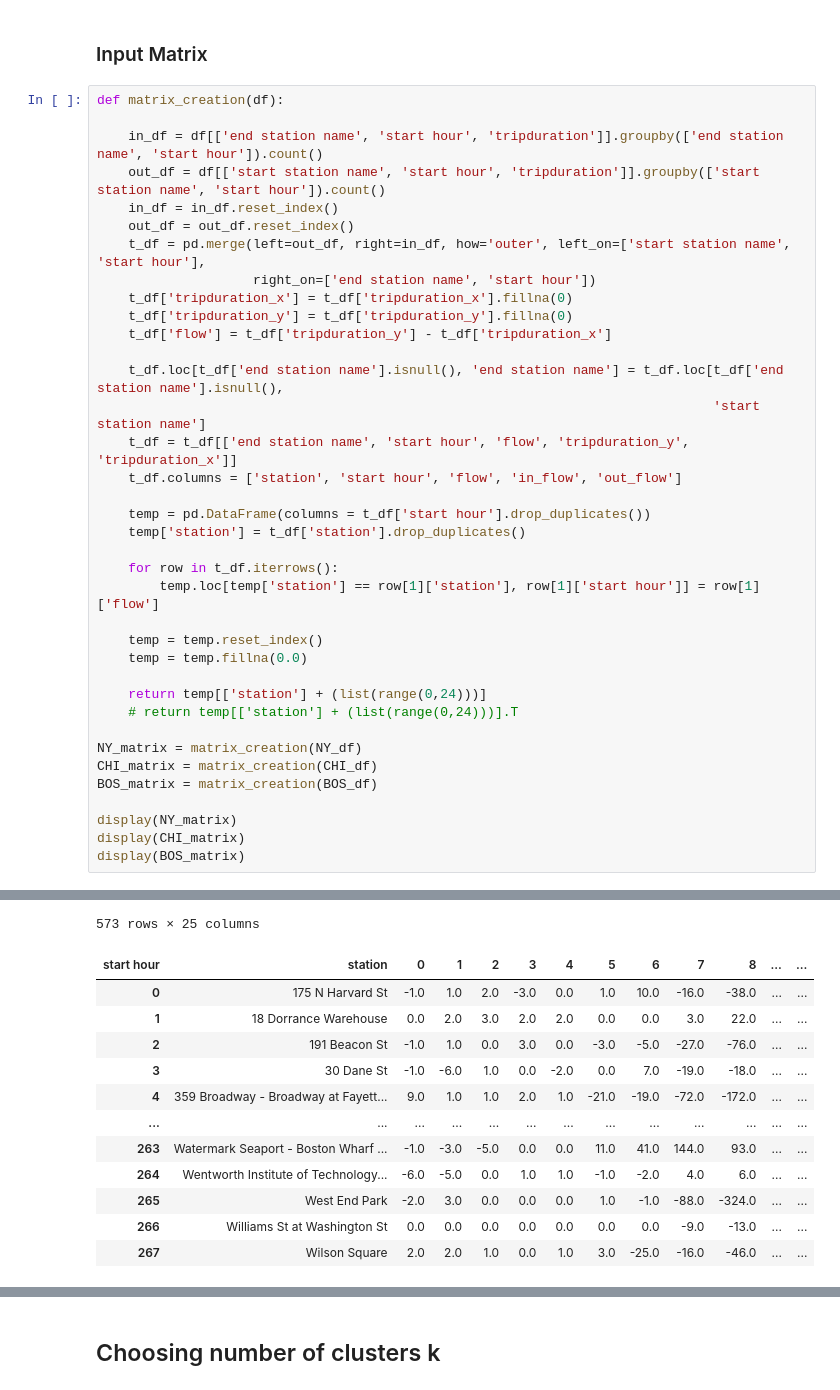
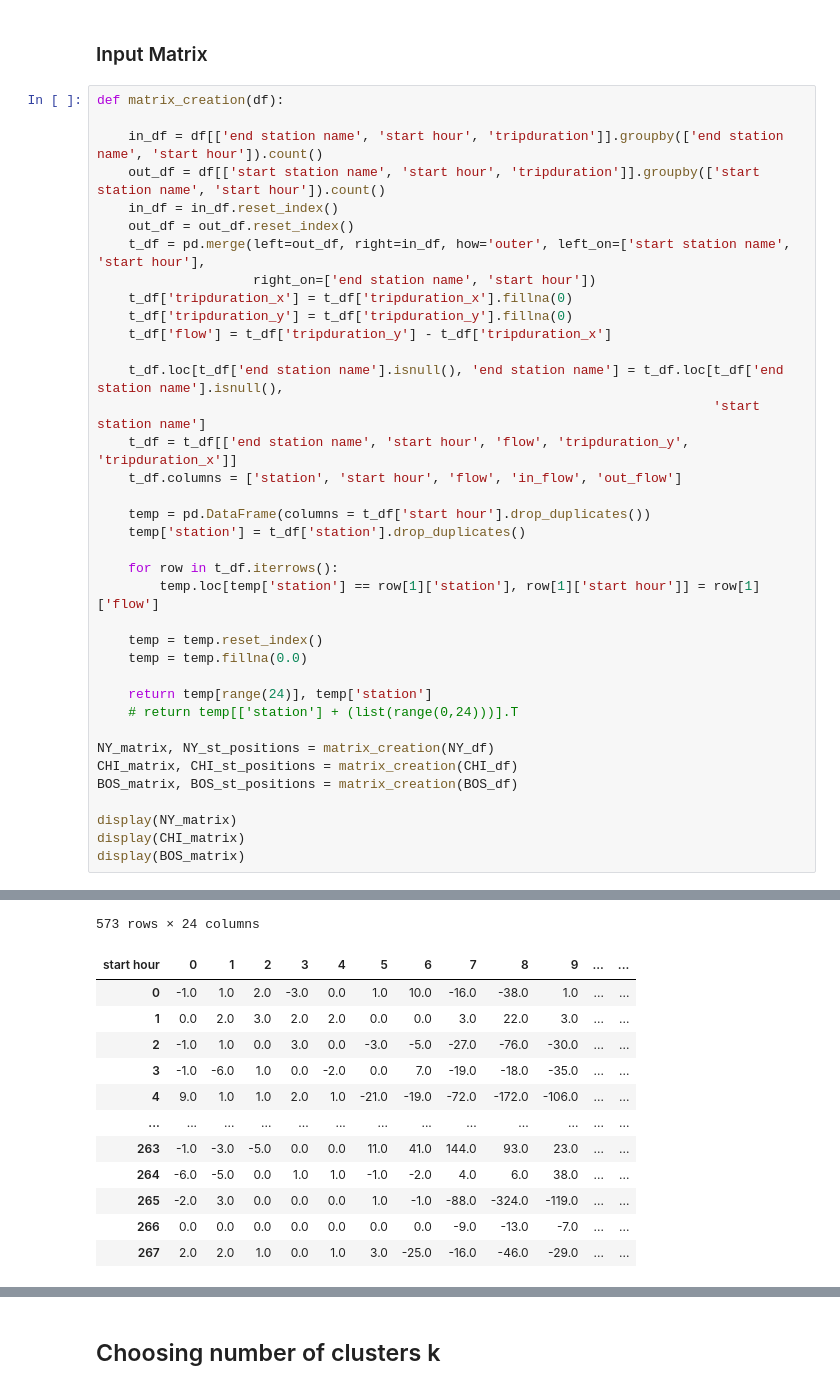
Before and after one commit to tommilotta/Bike-sharing-Analysis, a Jupyter notebook: Clustering.ipynb, the cells around one changed output, grey strips where cells are left out. Saved outputs shown, nothing was run; the diff lists cells and outputs as text.

```diff
--- a/Clustering.ipynb
+++ b/Clustering.ipynb
@@ -49,12 +61,12 @@ def matrix_creation(df):
     temp = temp.reset_index()
     temp = temp.fillna(0.0)
 
-    return temp[['station'] + (list(range(0,24)))]
+    return temp[range(24)], temp['station']
     # return temp[['station'] + (list(range(0,24)))].T
 
-NY_matrix = matrix_creation(NY_df)
-CHI_matrix = matrix_creation(CHI_df)
-BOS_matrix = matrix_creation(BOS_df)
+NY_matrix, NY_st_positions = matrix_creation(NY_df)
+CHI_matrix, CHI_st_positions = matrix_creation(CHI_df)
+BOS_matrix, BOS_st_positions = matrix_creation(BOS_df)
 
 display(NY_matrix)
 display(CHI_matrix)
@@ -88,13 +100,13 @@ display(BOS_matrix)
-573 rows × 25 columns
+573 rows × 24 columns
-| start hour | station | 0 | 1 | 2 | 3 | 4 | 5 | 6 | 7 | 8 | ... | ... |
-| 0 | 175 N Harvard St | -1.0 | 1.0 | 2.0 | -3.0 | 0.0 | 1.0 | 10.0 | -16.0 | -38.0 | ... | ... |
-| 1 | 18 Dorrance Warehouse | 0.0 | 2.0 | 3.0 | 2.0 | 2.0 | 0.0 | 0.0 | 3.0 | 22.0 | ... | ... |
-| 2 | 191 Beacon St | -1.0 | 1.0 | 0.0 | 3.0 | 0.0 | -3.0 | -5.0 | -27.0 | -76.0 | ... | ... |
-| 3 | 30 Dane St | -1.0 | -6.0 | 1.0 | 0.0 | -2.0 | 0.0 | 7.0 | -19.0 | -18.0 | ... | ... |
-| 4 | 359 Broadway - Broadway at Fayett... | 9.0 | 1.0 | 1.0 | 2.0 | 1.0 | -21.0 | -19.0 | -72.0 | -172.0 | ... | ... |
+| start hour | 0 | 1 | 2 | 3 | 4 | 5 | 6 | 7 | 8 | 9 | ... | ... |
+| 0 | -1.0 | 1.0 | 2.0 | -3.0 | 0.0 | 1.0 | 10.0 | -16.0 | -38.0 | 1.0 | ... | ... |
+| 1 | 0.0 | 2.0 | 3.0 | 2.0 | 2.0 | 0.0 | 0.0 | 3.0 | 22.0 | 3.0 | ... | ... |
+| 2 | -1.0 | 1.0 | 0.0 | 3.0 | 0.0 | -3.0 | -5.0 | -27.0 | -76.0 | -30.0 | ... | ... |
+| 3 | -1.0 | -6.0 | 1.0 | 0.0 | -2.0 | 0.0 | 7.0 | -19.0 | -18.0 | -35.0 | ... | ... |
+| 4 | 9.0 | 1.0 | 1.0 | 2.0 | 1.0 | -21.0 | -19.0 | -72.0 | -172.0 | -106.0 | ... | ... |
 | ... | ... | ... | ... | ... | ... | ... | ... | ... | ... | ... | ... | ... |
-| 263 | Watermark Seaport - Boston Wharf ... | -1.0 | -3.0 | -5.0 | 0.0 | 0.0 | 11.0 | 41.0 | 144.0 | 93.0 | ... | ... |
-| 264 | Wentworth Institute of Technology... | -6.0 | -5.0 | 0.0 | 1.0 | 1.0 | -1.0 | -2.0 | 4.0 | 6.0 | ... | ... |
-| 265 | West End Park | -2.0 | 3.0 | 0.0 | 0.0 | 0.0 | 1.0 | -1.0 | -88.0 | -324.0 | ... | ... |
-| 266 | Williams St at Washington St | 0.0 | 0.0 | 0.0 | 0.0 | 0.0 | 0.0 | 0.0 | -9.0 | -13.0 | ... | ... |
-| 267 | Wilson Square | 2.0 | 2.0 | 1.0 | 0.0 | 1.0 | 3.0 | -25.0 | -16.0 | -46.0 | ... | ... |
+| 263 | -1.0 | -3.0 | -5.0 | 0.0 | 0.0 | 11.0 | 41.0 | 144.0 | 93.0 | 23.0 | ... | ... |
+| 264 | -6.0 | -5.0 | 0.0 | 1.0 | 1.0 | -1.0 | -2.0 | 4.0 | 6.0 | 38.0 | ... | ... |
+| 265 | -2.0 | 3.0 | 0.0 | 0.0 | 0.0 | 1.0 | -1.0 | -88.0 | -324.0 | -119.0 | ... | ... |
+| 266 | 0.0 | 0.0 | 0.0 | 0.0 | 0.0 | 0.0 | 0.0 | -9.0 | -13.0 | -7.0 | ... | ... |
+| 267 | 2.0 | 2.0 | 1.0 | 0.0 | 1.0 | 3.0 | -25.0 | -16.0 | -46.0 | -29.0 | ... | ... |
```
Also changed, not shown: parts of 34 cells of this notebook.
